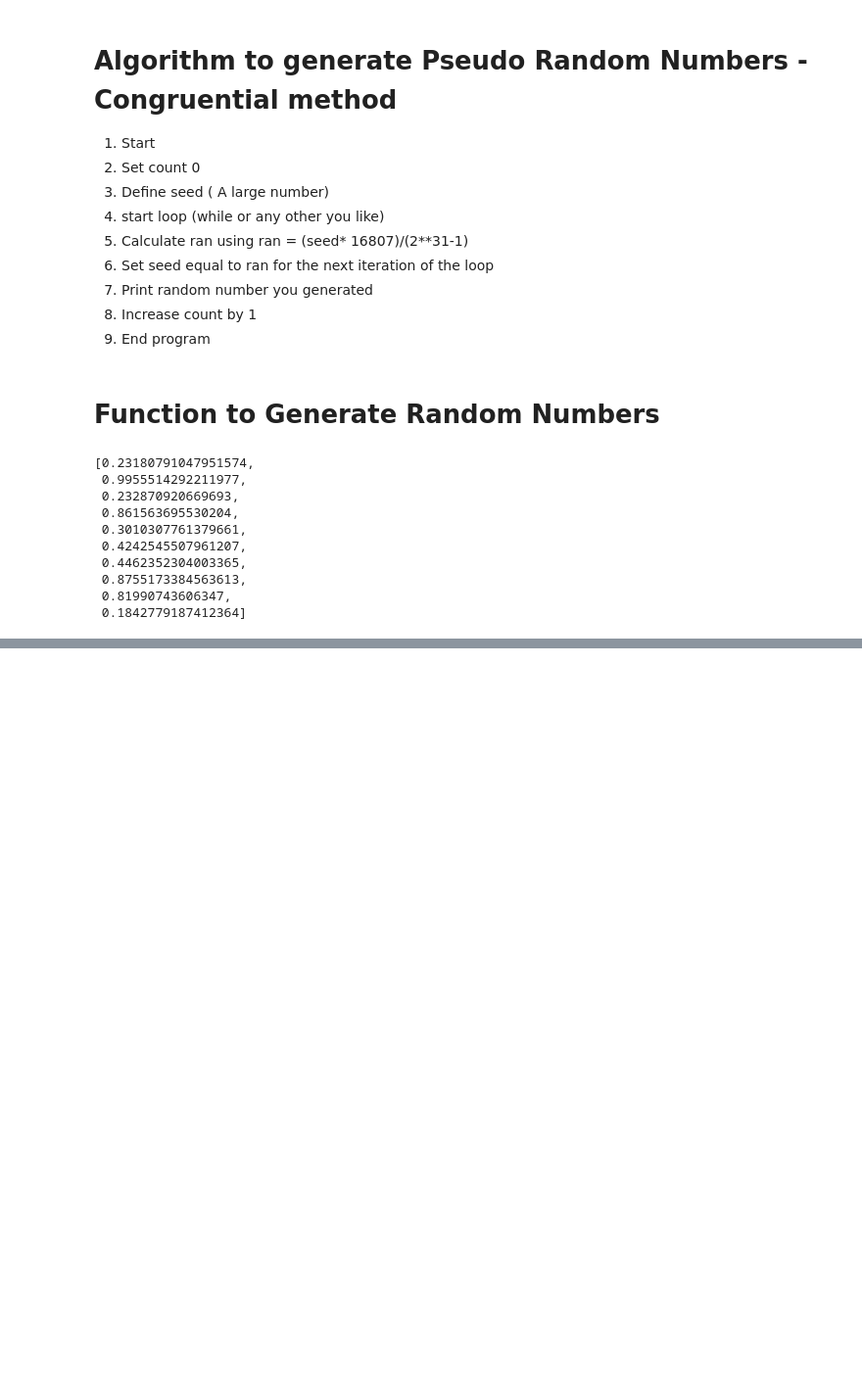
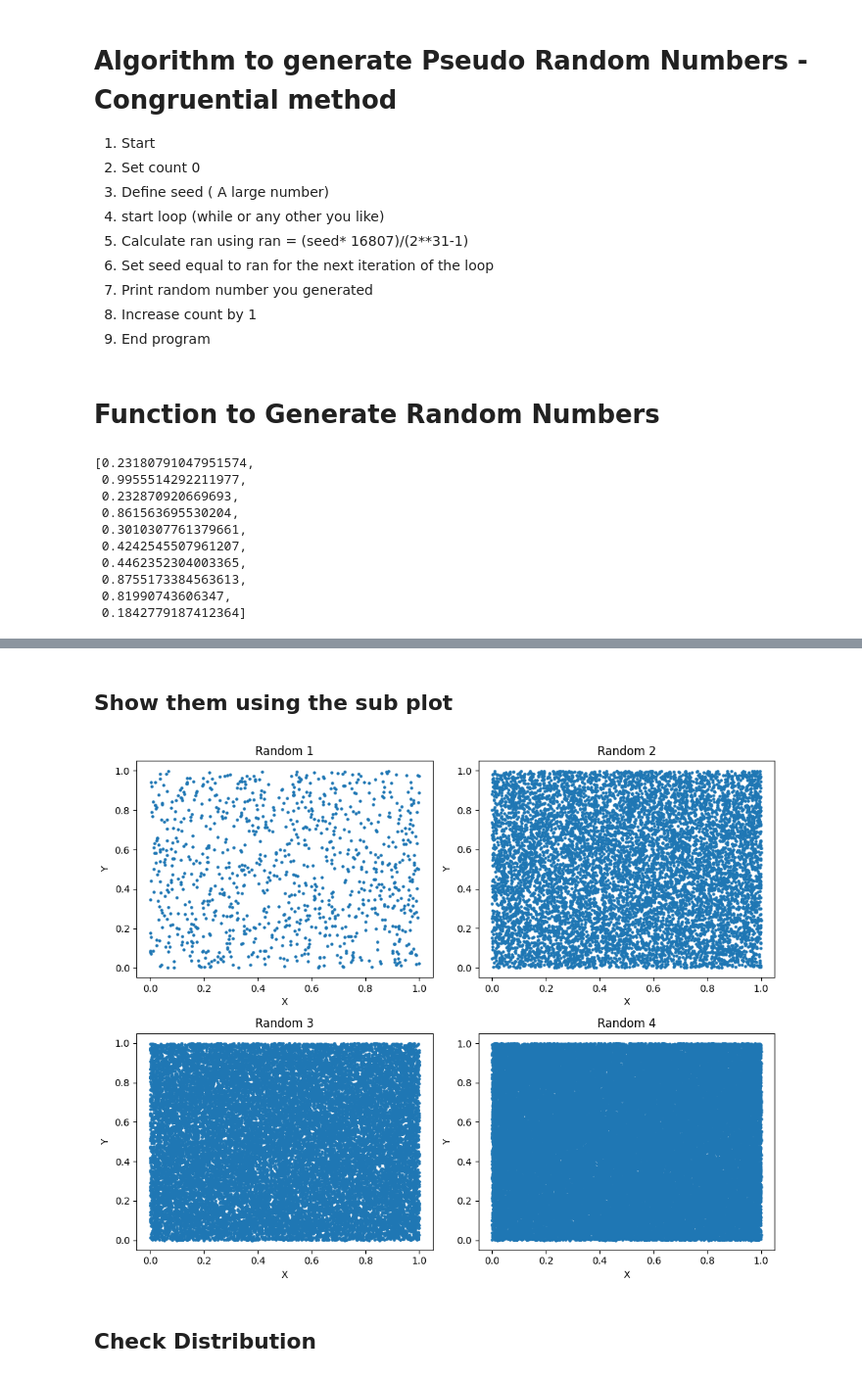
Before and after one commit to Rk-Pudasaini/Monte_Carlo_Simulation, a Jupyter notebook: Generating_Pseudo_Random_Numbers.ipynb, the cells around one changed output, grey strips where cells are left out. Shown at 98% size. Drawn from its saved outputs; the diff is of its cells as text; code cells hidden in the pictures; blank space fills up the shorter version.

```diff
--- a/Generating_Pseudo_Random_Numbers.ipynb
+++ b/Generating_Pseudo_Random_Numbers.ipynb
@@ -45,0 +130,28 @@ random_number_list
+# %% [markdown]
+## Show them using the sub plot
+# %%
+#for multiple plots
+def subplot_scatter(ax, file_name, title):
+    data = np.loadtxt(file_name, delimiter=',')
+    x = data[:, 0]
+    y = data[:, 1]
+
+    ax.scatter(x, y, s=5)
+    ax.set_title(title)
+    ax.set_xlabel('X')
+    ax.set_ylabel('Y')
+
+# Plot all scatter plots in one subplot
+fig, axs = plt.subplots(2, 2, figsize=(10, 8))
+
+subplot_scatter(axs[0, 0], '/content/random1.dat', 'Random 1')
+subplot_scatter(axs[0, 1], '/content/random2.dat', 'Random 2')
+subplot_scatter(axs[1, 0], '/content/random3.dat', 'Random 3')
+subplot_scatter(axs[1, 1], '/content/random4.dat', 'Random 4')
+
+plt.tight_layout()
+plt.show()
+# %% [output]
+[figure, added]
+# %% [markdown]
+## Check Distribution
```
Also changed, not shown: parts of 17 cells of this notebook.
